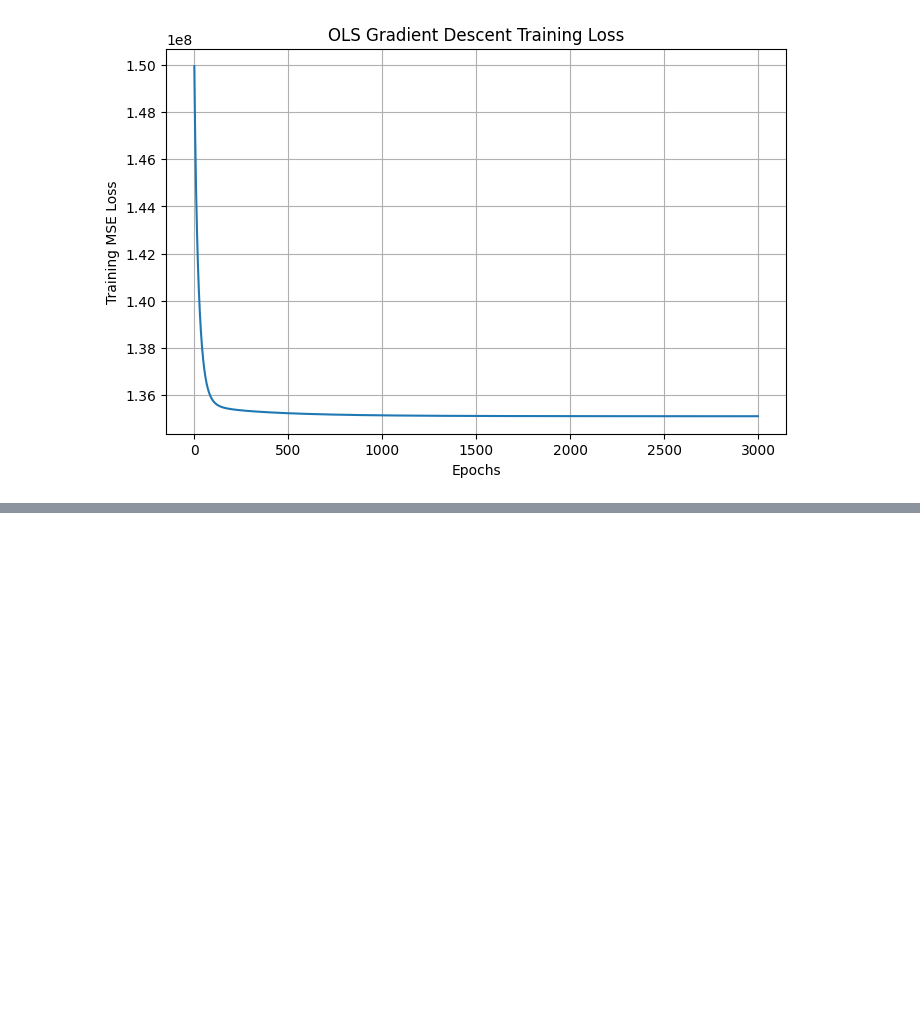
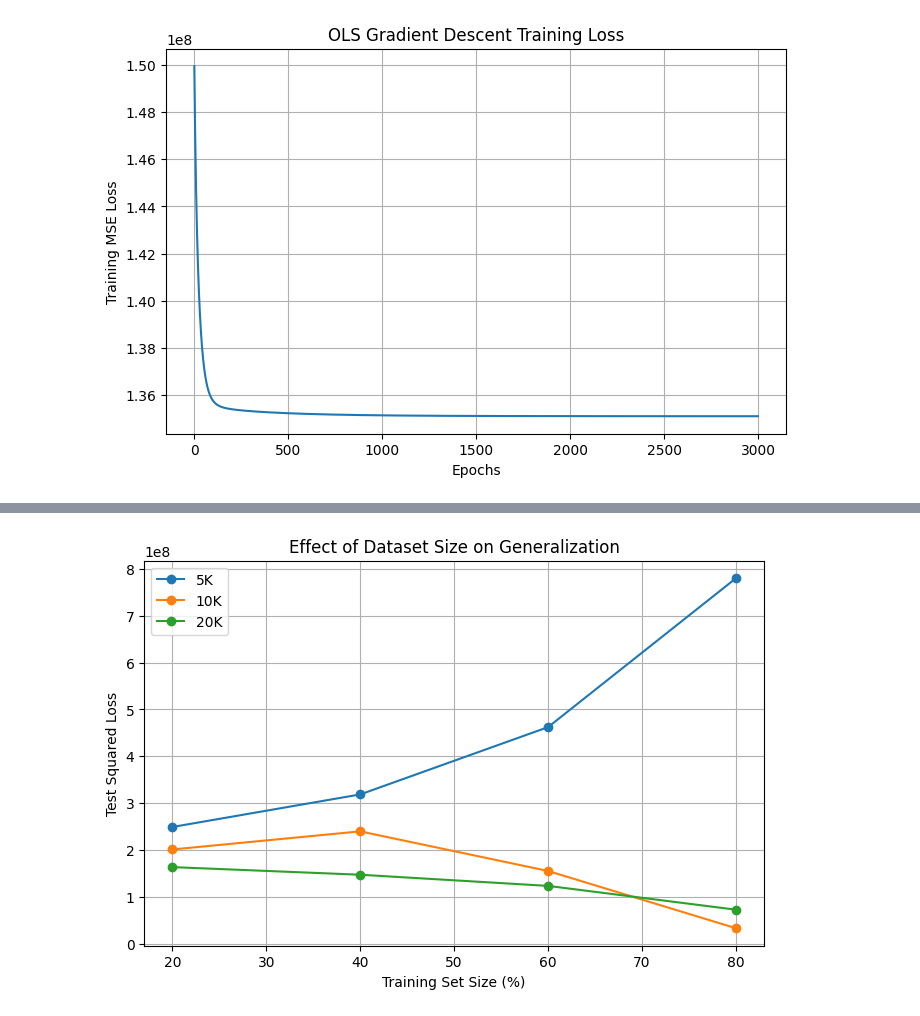
Before and after one commit to dsmith513/homework, a Jupyter notebook: cs412/hw2/P3_regression.ipynb, the cells around one changed output, grey strips where cells are left out. Cells and saved outputs as stored; diff of their text form; code cells hidden in the pictures; blank space fills up the shorter version.

```diff
--- a/cs412/hw2/P3_regression.ipynb
+++ b/cs412/hw2/P3_regression.ipynb
@@ -367,0 +563,20 @@ for name, model in models.items():
+# %%
+plt.figure(figsize=(8,5))
+
+for name, errors in dataset_errors.items():
+    plt.plot(
+        [int(s*100) for s in train_sizes],
+        errors,
+        marker='o',
+        label=name
+    )
+
+plt.xlabel("Training Set Size (%)")
+plt.ylabel("Test Squared Loss")
+plt.title("Effect of Dataset Size on Generalization")
+plt.legend()
+plt.grid(True)
+
+plt.show()
+# %% [output]
+[figure, added]
```
Also changed, not shown: parts of 20 cells of this notebook, 22 other files.
